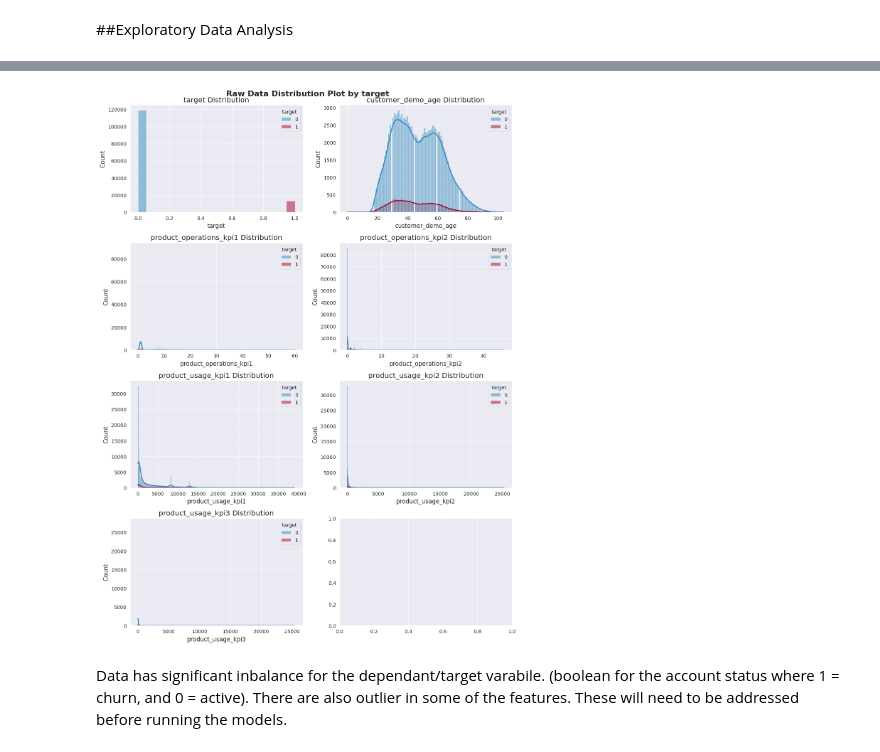
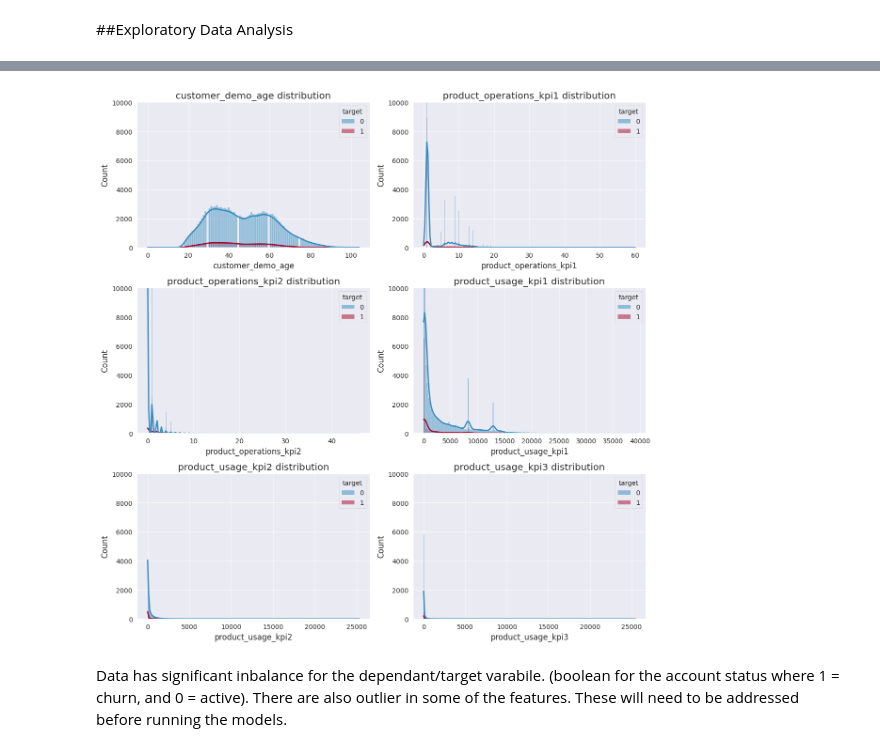
Before and after one commit to DavdElgas/predict_sklearn, a Jupyter notebook: predictive_modeling_with_sklearn.ipynb, the cells around one changed output, grey strips where cells are left out. Cells and saved outputs as stored; diff of their text form; code cells hidden in the pictures.

```diff
--- a/predictive_modeling_with_sklearn.ipynb
+++ b/predictive_modeling_with_sklearn.ipynb
@@ -214,21 +232,5 @@ Unique values in 'product_operations_kpi2': 27
 Unique values in 'product_usage_kpi1': 14209
 Unique values in 'product_usage_kpi2': 3439
 Unique values in 'product_usage_kpi3': 2634
-# %%
-# Some of the int values are for features that look categorical
-# They need to be string values that will be later flattened
-
-columns_to_cast = ['sales_team', 'sales_channel','sales_program','product_sku','product_cpe','customer_demo_geography']
-
-df_pre[columns_to_cast] = df_pre[columns_to_cast].astype(object)
-
-# Some of the float64 values are actually int values
-# that will need to be flattened
-
-# Define a list of column names to cast
-columns_to_cast = ['product_operations_kpi1']
-
-# Cast the columns
-df_pre[columns_to_cast] = df_pre[columns_to_cast].astype(int)
 # %% [markdown]
 ##Exploratory Data Analysis
@@ -258,34 +237,26 @@ memory usage: 14.1+ MB
 # %%
-# Select only the numeric columns from the DataFrame
-numeric_cols = df_pre.select_dtypes(include=[np.number]).columns
-
-# Extract the column names of the numeric columns
-cols = numeric_cols
+# Technique learned from Kaggle, but I cant find the author to cite.
 
 def plot_distribution(df, hue, title=''):
     sns.set_style('darkgrid')
-
     n_cols = 2
-    n_rows = (len(cols) - 1) // n_cols + 1
-
+    n_rows = (len(numeric_cols) - 1) // n_cols + 1
     fig, axes = plt.subplots(nrows=n_rows, ncols=n_cols, figsize=(12, 4*n_rows))
 
-    for i, var_name in enumerate(cols):
+    for i, var_name in enumerate(numeric_cols):
         row = i // n_cols
         col = i % n_cols
-
         ax = axes[row, col]
         sns.histplot(data=df, x=var_name, kde=True, ax=ax, hue=hue)
         ax.set_title(f'{var_name} distribution')
+        ax.set_ylim(0, 10000)
 
-    fig.suptitle(f'{title} Distribution Plot by {hue}', fontweight='bold', fontsize=16)
     plt.tight_layout()
     plt.show()
 
-# Call the plot_distribution function without creating an additional 'target' column
-plot_distribution(df_pre[cols], hue='target', title='Raw Data')
+plot_distribution(df_pre, hue = df_pre['target'], title='Raw Data')
 # %% [output]
-[figure, old version]
+[figure, new version]
 # %% [markdown]
 Data has significant inbalance for the dependant/target varabile. (boolean for the account status where 1 = churn, and 0 = active). There are also outlier in some of the features. These will need to be addressed before running the models.
 # %%
```
Also changed, not shown: parts of 17 cells of this notebook.
